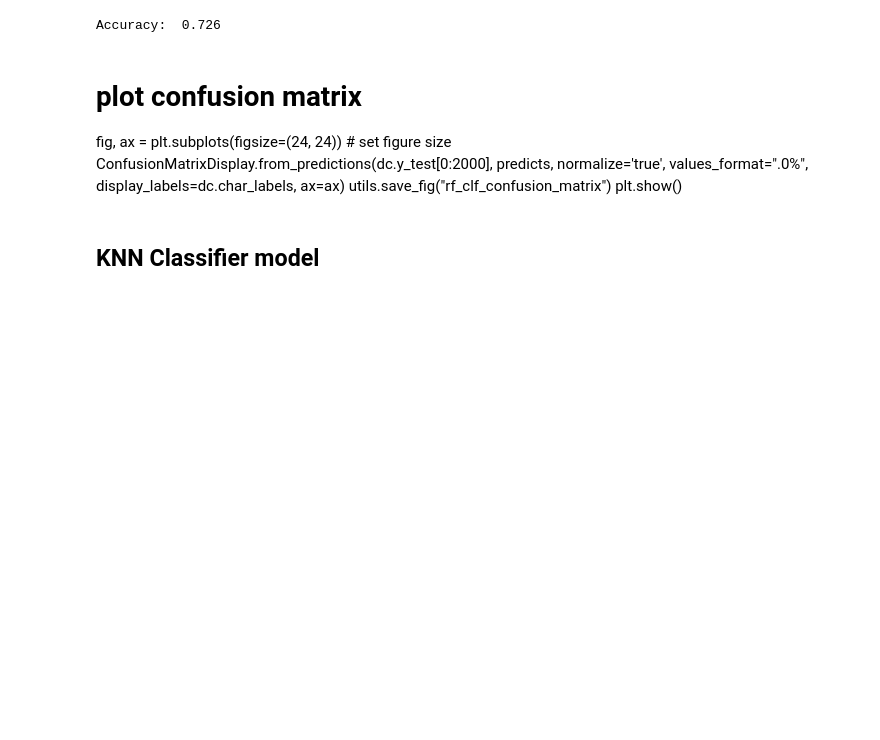
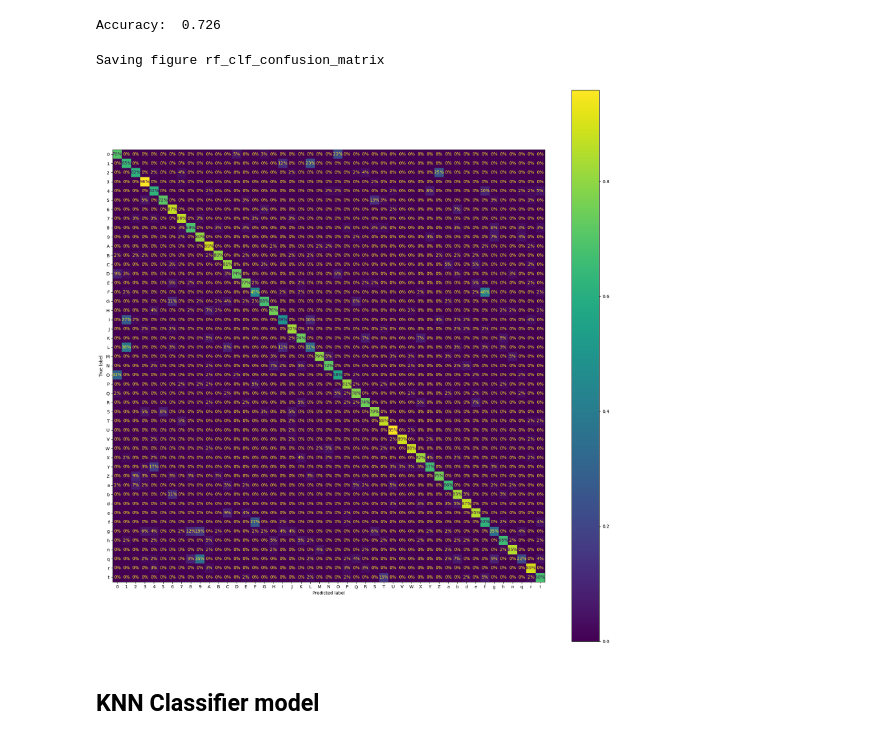
Before and after one commit to htringuyen/letters_classifier, a Jupyter notebook: notebooks/training_model_example.ipynb, the cells around one changed output. Drawn from its saved outputs; the diff is of its cells as text; code cells hidden in the pictures; blank space fills up the shorter version.

```diff
--- a/notebooks/training_model_example.ipynb
+++ b/notebooks/training_model_example.ipynb
@@ -149,12 +149,15 @@ accuracy = accuracy_score(dc.y_test[0:2000], predicts)
 print("Accuracy: ", accuracy)
 # %% [output]
 Accuracy:  0.726
-# %% [markdown]
-# plot confusion matrix
-fig, ax = plt.subplots(figsize=(24, 24)) # set figure size
-ConfusionMatrixDisplay.from_predictions(dc.y_test[0:2000], predicts, normalize='true', values_format=".0%", display_labels=dc.char_labels, ax=ax)
-utils.save_fig("rf_clf_confusion_matrix")
-plt.show()
+# %%
+# plot confusion matrix
+fig, ax = plt.subplots(figsize=(18, 18)) # set figure size
+ConfusionMatrixDisplay.from_predictions(dc.y_test[0:2000], predicts, normalize='true', values_format=".0%", display_labels=dc.char_labels, ax=ax)
+utils.save_fig("rf_clf_confusion_matrix")
+plt.show()
+# %% [output]
+Saving figure rf_clf_confusion_matrix
+[figure, added]
 # %% [markdown]
 ## KNN Classifier model
 # %%
```
Also changed, not shown: parts of 2 cells of this notebook.
